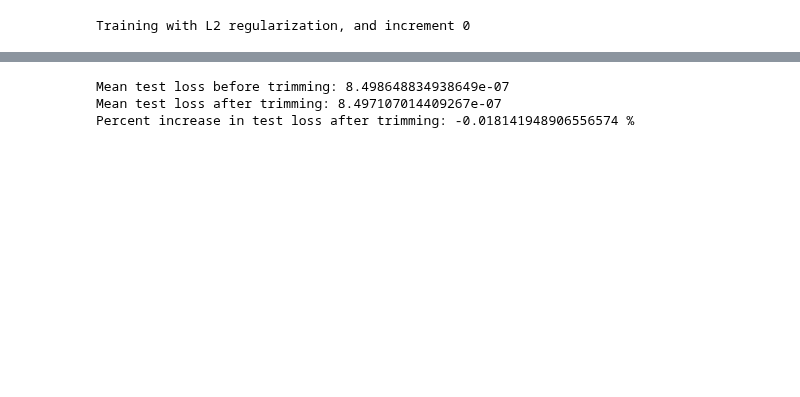
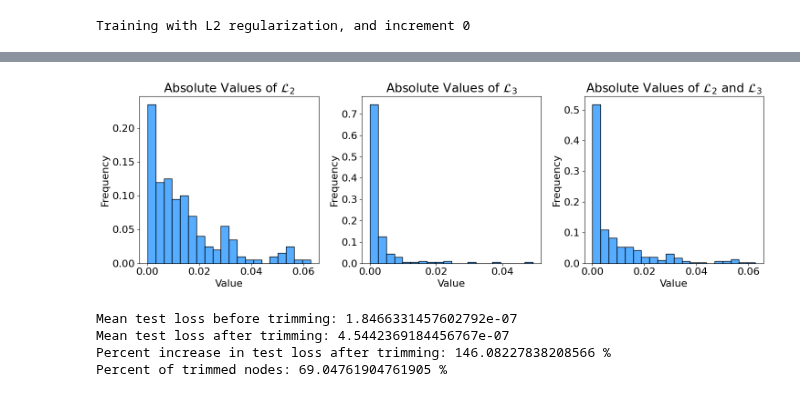
Before and after one commit to gianluca-peri/sparcs-test, a Jupyter notebook: extra_experiment.ipynb, the cells around one changed output, grey strips where cells are left out. Cells and saved outputs as stored; diff of their text form; code cells hidden in the pictures; blank space fills up the shorter version.

Commit message:
Final push before publishing.

```diff
--- a/extra_experiment.ipynb
+++ b/extra_experiment.ipynb
@@ -338,5 +369,58 @@ tensor([0.8604, 0.8248, 0.8068, 0.8632, 0.8465, 0.9027, 0.8624, 0.8227, 0.7998,
+# %%
+import seaborn as sns
+import matplotlib.pyplot as plt
+import numpy as np
+
+# Assuming per_layer_diags is already populated as per your previous code
+per_layer_diags = {}
+for name, param in student_network.named_parameters():
+    if 'diag' in name:
+        per_layer_diags[name] = param.detach().cpu().numpy()
+
+# Create a single figure with 3 subplots
+plt.figure(figsize=(15, 5))
+M = 10
+# Plot absolute values for l_2diag
+if 'l2_diag' in per_layer_diags:
+    param_values = per_layer_diags['l2_diag']
+    bins = len(param_values.flatten()) // M
+    plt.subplot(1, 3, 1)
+    sns.histplot(np.abs(param_values.flatten()), bins=bins, kde=False, color='dodgerblue', alpha=0.75, stat='probability')
+    plt.title(r'Absolute Values of $\mathcal{L}_2$')
+    plt.xlabel('Value')
+    plt.ylabel('Frequency')
+
+# Plot absolute values for l_3diag
+if 'l3_diag' in per_layer_diags:
+    param_values = per_layer_diags['l3_diag']
+    bins = len(param_values.flatten()) // M
+    plt.subplot(1, 3, 2)
+    sns.histplot(np.abs(param_values.flatten()), bins=bins, kde=False, color='dodgerblue', alpha=0.75, stat='probability')
+    plt.title(r'Absolute Values of $\mathcal{L}_3$')
+    plt.xlabel('Value')
+    plt.ylabel('Frequency')
+
+
+if 'l2_diag' in per_layer_diags and 'l3_diag' in per_layer_diags:
+    all_values = np.concatenate([
+        np.abs(per_layer_diags['l2_diag'].flatten()),
+        np.abs(per_layer_diags['l3_diag'].flatten())
+    ])
+    bins = len(all_values) // (2*M)
+    plt.subplot(1, 3, 3)
+    sns.histplot(all_values, bins=bins, kde=False, color='dodgerblue', alpha=0.75, stat='probability')
+    plt.title(r'Absolute Values of $\mathcal{L}_2$ and $\mathcal{L}_3$')
+    plt.xlabel('Value')
+    plt.ylabel('Frequency')
+
+plt.tight_layout()
+plt.show()
+# %% [output]
+[figure, added]
 # %%
+from copy import deepcopy
 # Test the student network before trimming
+PRUNING_THRESHOLD = 0.01
 
 student_network.eval()
 with torch.no_grad():
@@ -348,14 +432,16 @@ with torch.no_grad():
     mean_test_loss_before_trimming = test_loss/TRAIN_SIZE
     print('Mean test loss before trimming:', mean_test_loss_before_trimming)
 
+
+trimmed_net  = deepcopy(student_network)
 # Trim the student network and test again
 
-number_of_trimmed_nodes = student_network.trim_inactive_nodes(TRIMMING_THRESHOLD)
+number_of_trimmed_nodes = trimmed_net.trim_inactive_nodes(PRUNING_THRESHOLD)
 
 with torch.no_grad():
     test_loss = 0
     for x_batch, y_batch in test_dataloader:
-        y_pred = student_network(x_batch)
+        y_pred = trimmed_net(x_batch)
         loss = criterion(y_pred, y_batch)
         test_loss += loss.item()
     mean_test_loss_after_trimming = test_loss/TRAIN_SIZE
@@ -372,6 +458,7 @@ total_number_of_trimmable_eigenvalues = TEACHER_LAYER_DIM + MAX_STUDENT_HIDDEN_D
 percent_of_trimmed_nodes = (number_of_trimmed_nodes/total_number_of_trimmable_eigenvalues)*100
 print('Percent of trimmed nodes:', percent_of_trimmed_nodes, '%')
 # %% [output]
-Mean test loss before trimming: 8.498648834938649e-07
-Mean test loss after trimming: 8.497107014409267e-07
-Percent increase in test loss after trimming: -0.018141948906556574 %
+Mean test loss before trimming: 1.8466331457602792e-07
+Mean test loss after trimming: 4.5442369184456767e-07
+Percent increase in test loss after trimming: 146.08227838208566 %
+Percent of trimmed nodes: 69.04761904761905 %
```
Also changed, not shown: parts of 13 cells of this notebook, 1 other file.
